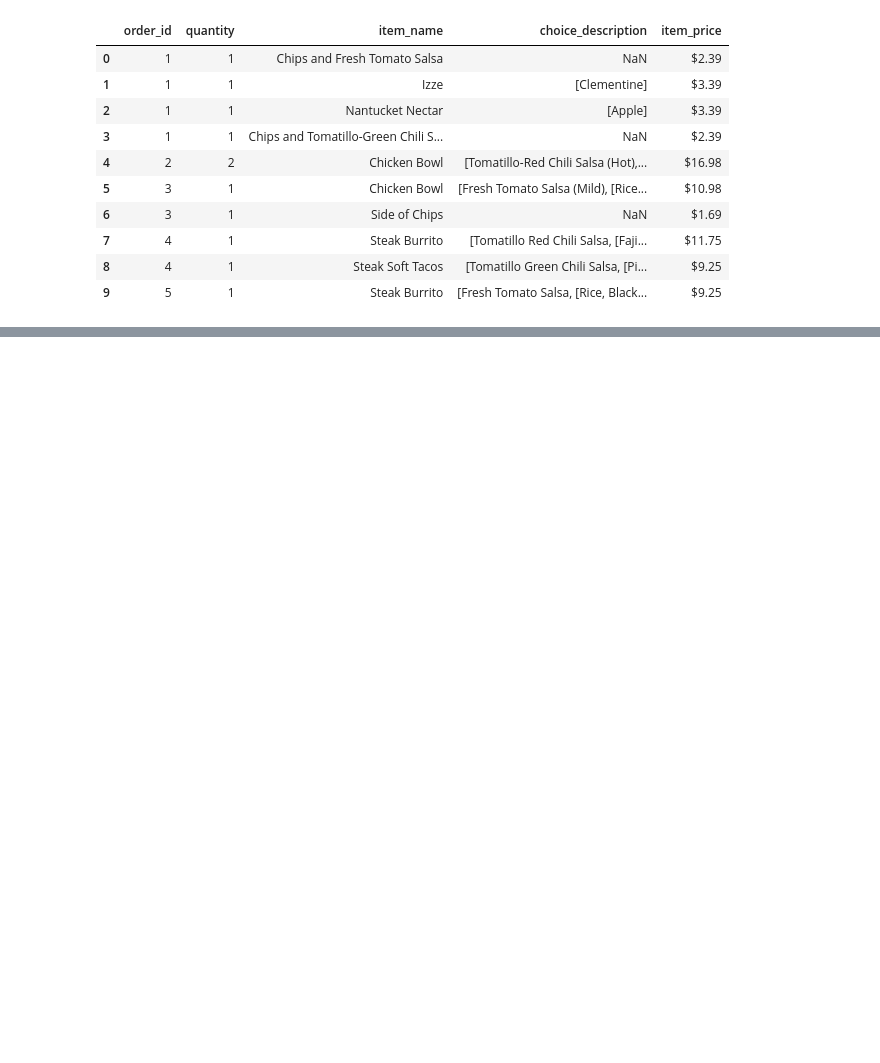
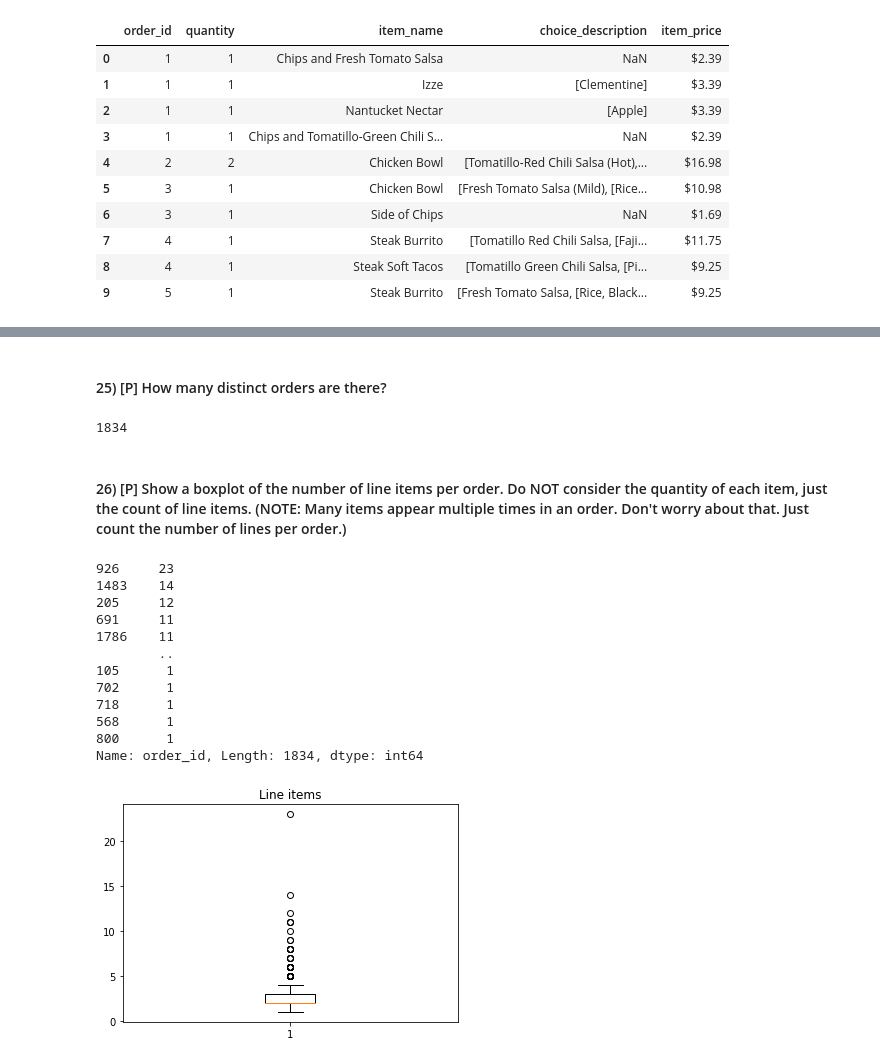
Before and after one commit to jaschaeff/DataMiningIntro, a Jupyter notebook: labs/lab09.ipynb, the cells around one changed output, grey strips where cells are left out. Saved outputs shown, nothing was run; the diff lists cells and outputs as text; code cells hidden in the pictures; blank space fills up the shorter version.

```diff
--- a/labs/lab09.ipynb
+++ b/labs/lab09.ipynb
@@ -267,4 +253,0 @@ Price can be turned into a float. Quantity can  be integer. item_name can be a c
-# %%
-df_chip.item_price = df_chip.item_price.replace('[\$,]', '', regex=True).astype(float)
-#ref:
-#https://stackoverflow.com/questions/32464280/converting-currency-with-to-numbers-in-python-pandas
@@ -273,2 +253,0 @@ df_chip.item_price = df_chip.item_price.replace('[\$,]', '', regex=True).astype(
-# %%
-df_chip.item_name = pd.Categorical(df_chip.item_name)
@@ -584,0 +260,7 @@ choice_description items used with Chicken Bowls. Explain your findings.
+# %%
+#https://stackoverflow.com/questions/38516481/trying-to-remove-commas-and-dollars-signs-with-pandas-in-python
+
+df_chip.item_price = df_chip.item_price.astype('str') #This line is just so I can rerun the  cell
+df_chip.item_price = df_chip.item_price.str.replace('$', '')
+df_chip.item_price = df_chip.item_price.astype('float')
+df_chip.info()
@@ -584,0 +280,4 @@ choice_description items used with Chicken Bowls. Explain your findings.
+# %%
+item_cat = pd.Categorical(df_chip.item_name)
+df_chip.item_name = item_cat
+df_chip.info()
@@ -584,0 +332,29 @@ choice_description items used with Chicken Bowls. Explain your findings.
+# %% [markdown]
+#### 25) [P] How many distinct orders are there?
+# %%
+df_chip.order_id.nunique()
+# %% [output]
+1834
+# %% [markdown]
+#### 26) [P] Show a boxplot of the number of line items per order. Do NOT consider the quantity of each item, just the count of line items. (NOTE: Many items appear multiple times in an order. Don't worry about that. Just count the number of lines per order.)
+# %%
+#I think I did this correctly?
+fig1, ax1 = plt.subplots()
+ax1.set_title("Line items")
+counts = df_chip.order_id.value_counts()
+ax1.boxplot(counts)
+counts
+# %% [output]
+926     23
+1483    14
+205     12
+691     11
+1786    11
+        ..
+105      1
+702      1
+718      1
+568      1
+800      1
+Name: order_id, Length: 1834, dtype: int64
+[figure, added]
```
Also changed, not shown: parts of 181 cells of this notebook.
